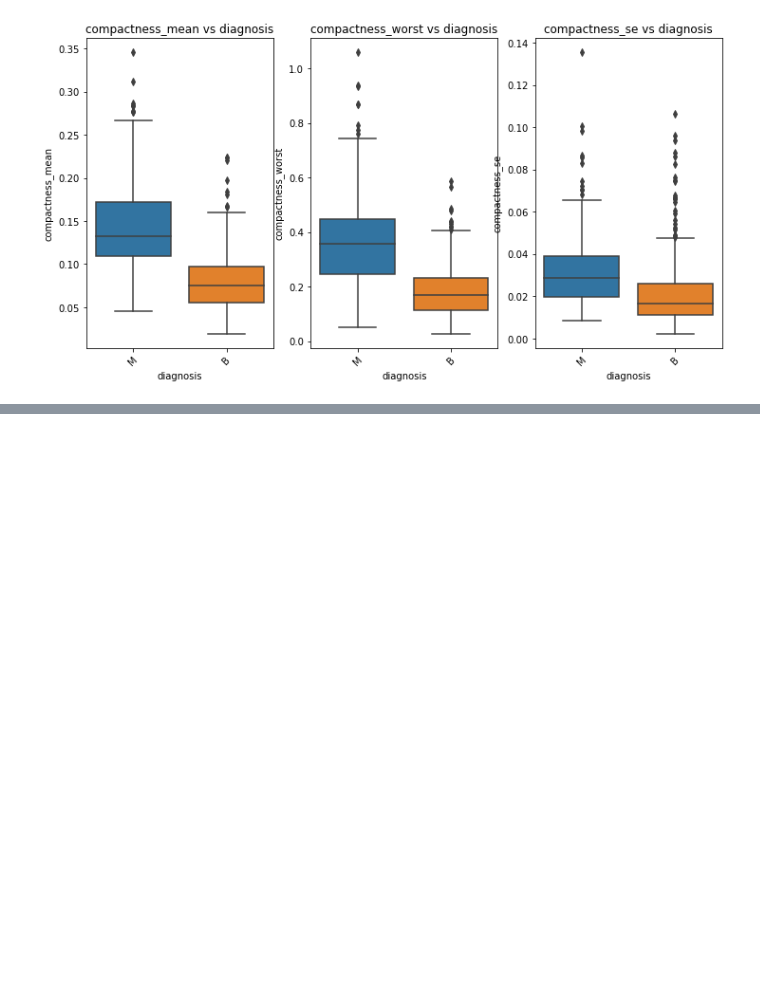
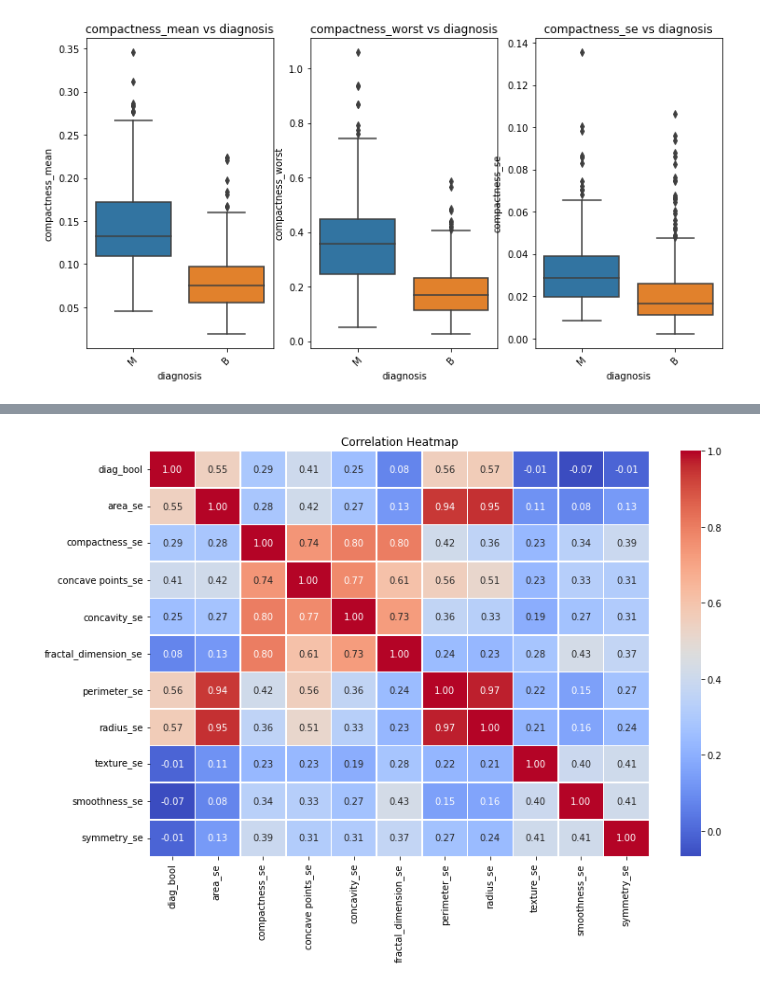
Before and after one commit to cgoriusIU/FA23-dsci-d590, a Jupyter notebook: eda/FeatureGroupings.ipynb, the cells around one changed output, grey strips where cells are left out. Cells and saved outputs as stored; diff of their text form; code cells hidden in the pictures; blank space fills up the shorter version.

```diff
--- a/eda/FeatureGroupings.ipynb
+++ b/eda/FeatureGroupings.ipynb
@@ -144,0 +185,12 @@ plt.show()
+# %%
+features = ['diag_bool', 'area_se', 'compactness_se', 'concave points_se', 'concavity_se',
+            'fractal_dimension_se', 'perimeter_se', 'radius_se', 'texture_se',
+            'smoothness_se',  'symmetry_se', ]
+
+correlation_matrix = df[features].corr()
+plt.figure(figsize=(12, 8))
+sns.heatmap(correlation_matrix, annot=True, cmap='coolwarm', fmt=".2f", linewidths=0.5)
+plt.title('Correlation Heatmap')
+plt.show()
+# %% [output]
+[figure, added]
```
Also changed, not shown: parts of 11 cells of this notebook.
